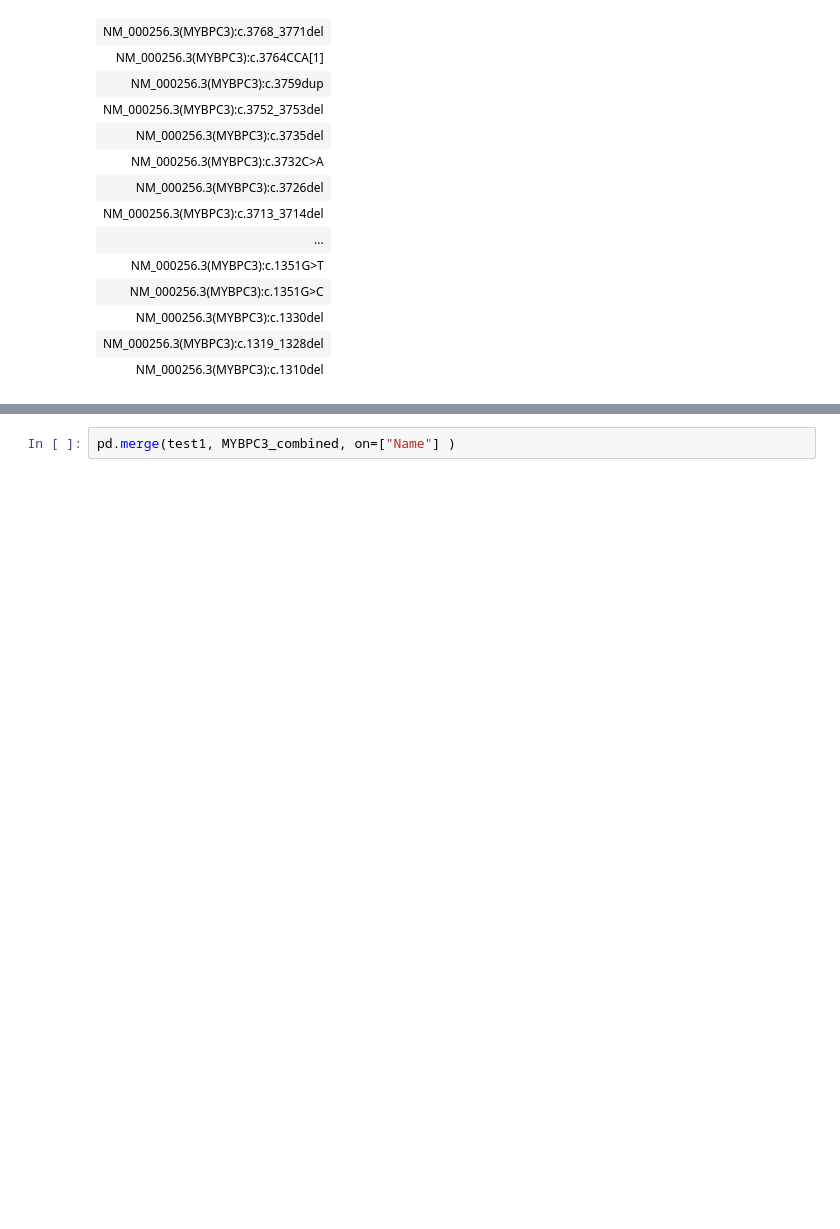
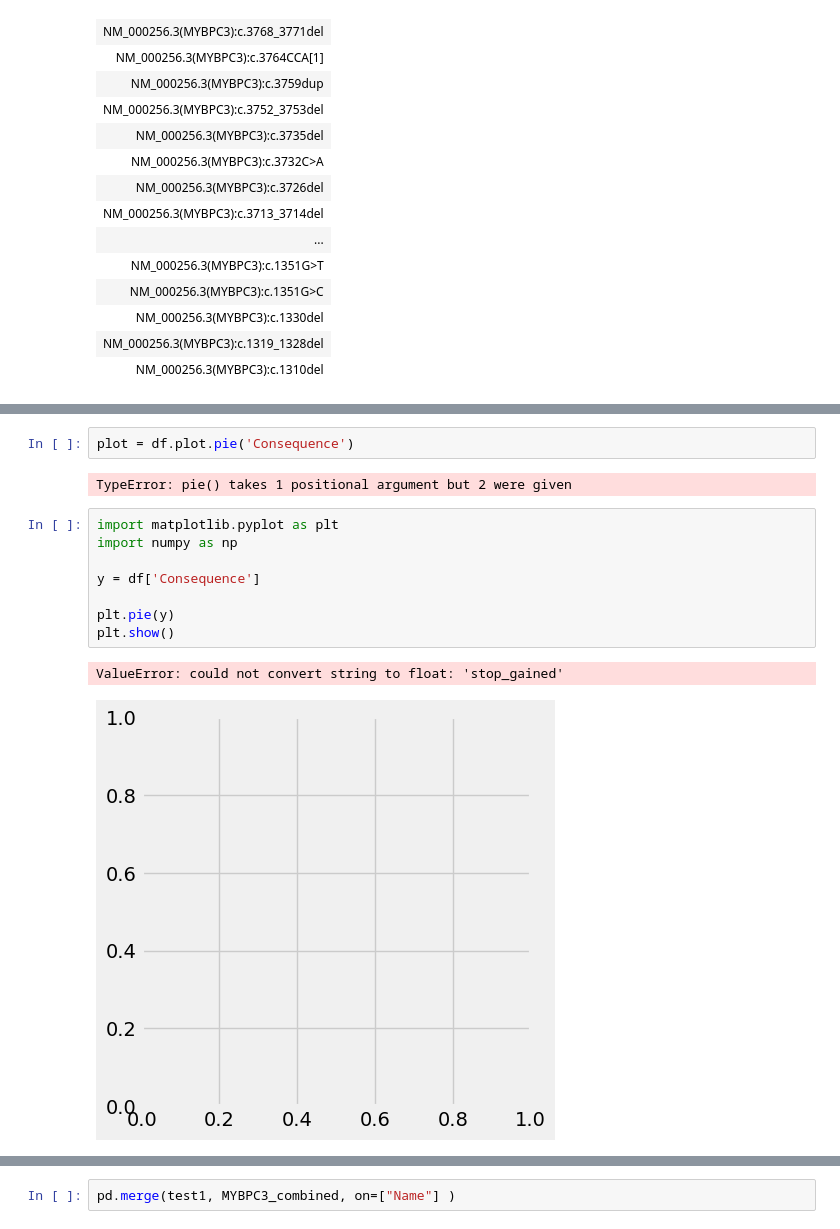
Before and after one commit to hannahmarieaguilar/Data-for-Project-, a Jupyter notebook: DATA/MYBPC3.ipynb, the cells around one changed output, grey strips where cells are left out. Drawn from its saved outputs; the diff is of its cells as text; blank space fills up the shorter version.

```diff
--- a/DATA/MYBPC3.ipynb
+++ b/DATA/MYBPC3.ipynb
@@ -141 +147,16 @@ test4
+# %%
+plot = df.plot.pie('Consequence')
+# %% [output]
+TypeError: pie() takes 1 positional argument but 2 were given
+# %%
+import matplotlib.pyplot as plt
+import numpy as np
+
+y = df['Consequence']
+
+plt.pie(y)
+plt.show()
+# %% [output]
+ValueError: could not convert string to float: 'stop_gained'
+[figure, added]
 # %%
```
Also changed, not shown: parts of 5 cells of this notebook.
